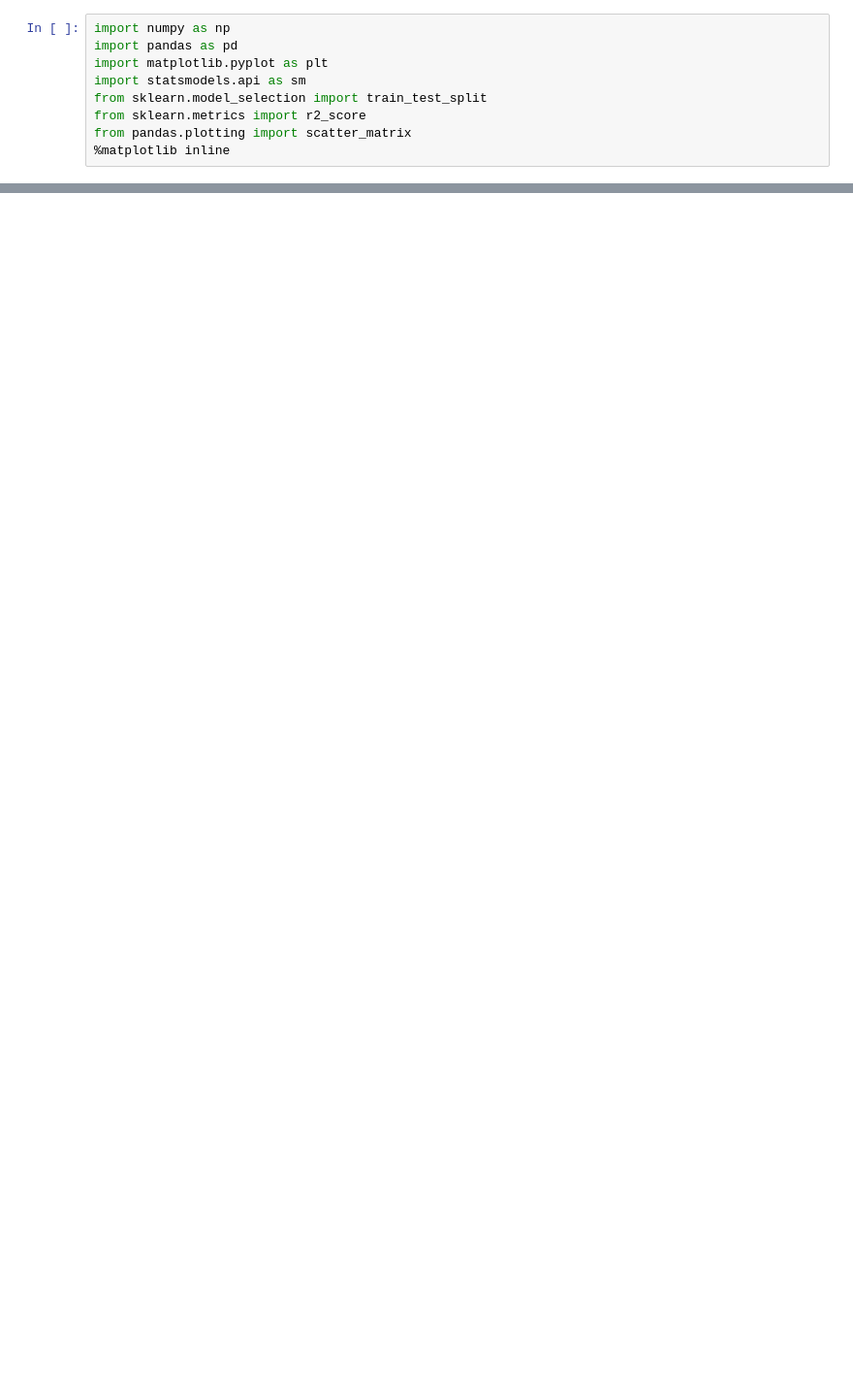
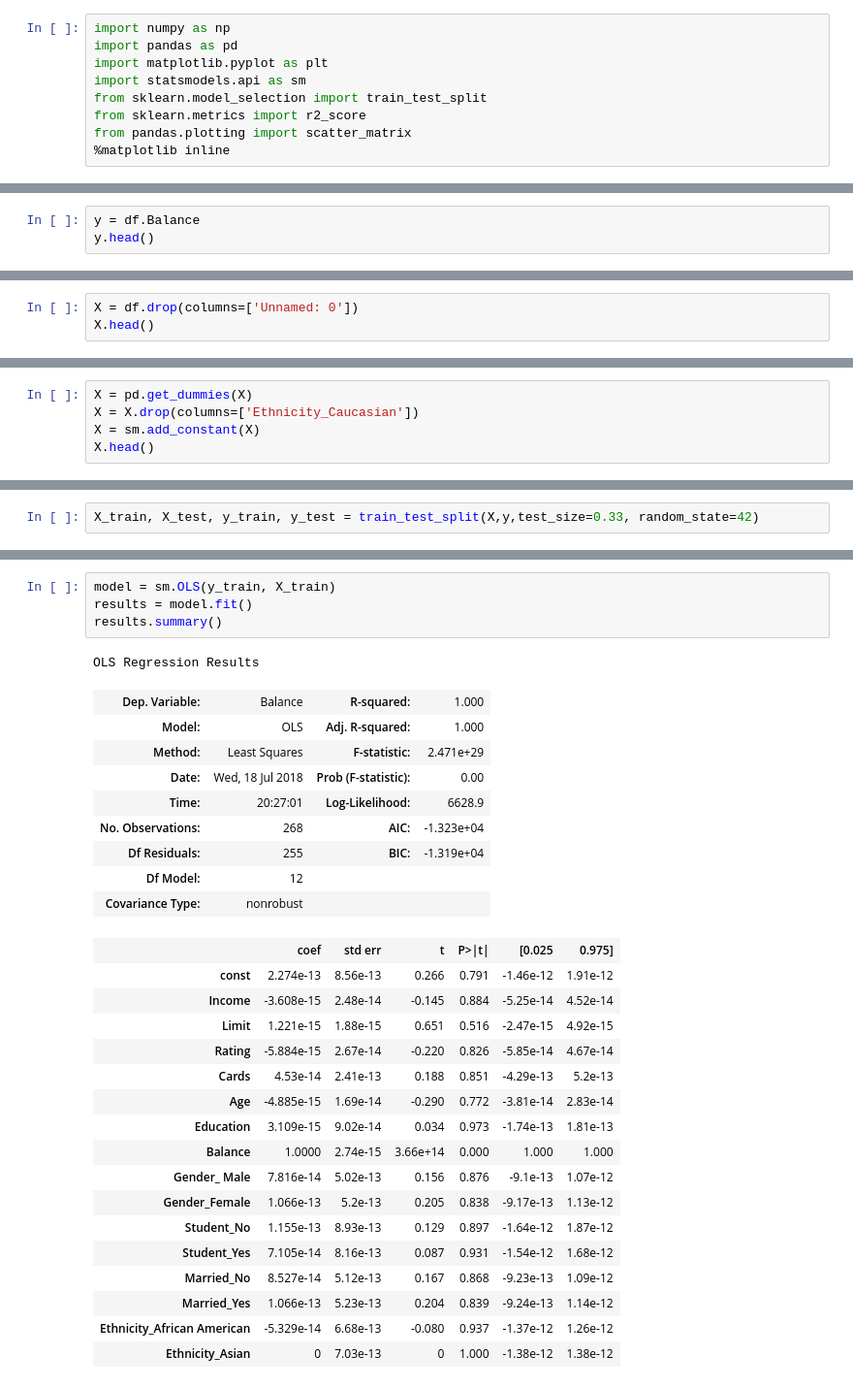
Before and after one commit to dev-branch/predict-credit-card-balance, a Jupyter notebook: balance.ipynb, the cells around one changed output, grey strips where cells are left out. Shown: that part at 97% size. Drawn from its saved outputs; the diff is of its cells as text; blank space fills up the shorter version.

```diff
--- a/balance.ipynb
+++ b/balance.ipynb
@@ -23,0 +76,3 @@ array([[1., 0., 0., 0., 0., 0., 0.],
+# %%
+y = df.Balance
+y.head()
@@ -23,0 +86,3 @@ array([[1., 0., 0., 0., 0., 0., 0.],
+# %%
+X = df.drop(columns=['Unnamed: 0'])
+X.head()
@@ -23,0 +96,5 @@ array([[1., 0., 0., 0., 0., 0., 0.],
+# %%
+X = pd.get_dummies(X)
+X = X.drop(columns=['Ethnicity_Caucasian'])
+X = sm.add_constant(X)
+X.head()
@@ -23,0 +108,2 @@ array([[1., 0., 0., 0., 0., 0., 0.],
+# %%
+X_train, X_test, y_train, y_test = train_test_split(X,y,test_size=0.33, random_state=42)
@@ -23,0 +114,32 @@ array([[1., 0., 0., 0., 0., 0., 0.],
+# %%
+model = sm.OLS(y_train, X_train)
+results = model.fit()
+results.summary()
+# %% [output]
+OLS Regression Results
+| Dep. Variable: | Balance | R-squared: | 1.000 |
+| Model: | OLS | Adj. R-squared: | 1.000 |
+| Method: | Least Squares | F-statistic: | 2.471e+29 |
+| Date: | Wed, 18 Jul 2018 | Prob (F-statistic): | 0.00 |
+| Time: | 20:27:01 | Log-Likelihood: | 6628.9 |
+| No. Observations: | 268 | AIC: | -1.323e+04 |
+| Df Residuals: | 255 | BIC: | -1.319e+04 |
+| Df Model: | 12 |  |  |
+| Covariance Type: | nonrobust |  |  |
+|  | coef | std err | t | P>|t| | [0.025 | 0.975] |
+| const | 2.274e-13 | 8.56e-13 | 0.266 | 0.791 | -1.46e-12 | 1.91e-12 |
+| Income | -3.608e-15 | 2.48e-14 | -0.145 | 0.884 | -5.25e-14 | 4.52e-14 |
+| Limit | 1.221e-15 | 1.88e-15 | 0.651 | 0.516 | -2.47e-15 | 4.92e-15 |
+| Rating | -5.884e-15 | 2.67e-14 | -0.220 | 0.826 | -5.85e-14 | 4.67e-14 |
+| Cards | 4.53e-14 | 2.41e-13 | 0.188 | 0.851 | -4.29e-13 | 5.2e-13 |
+| Age | -4.885e-15 | 1.69e-14 | -0.290 | 0.772 | -3.81e-14 | 2.83e-14 |
+| Education | 3.109e-15 | 9.02e-14 | 0.034 | 0.973 | -1.74e-13 | 1.81e-13 |
+| Balance | 1.0000 | 2.74e-15 | 3.66e+14 | 0.000 | 1.000 | 1.000 |
+| Gender_ Male | 7.816e-14 | 5.02e-13 | 0.156 | 0.876 | -9.1e-13 | 1.07e-12 |
+| Gender_Female | 1.066e-13 | 5.2e-13 | 0.205 | 0.838 | -9.17e-13 | 1.13e-12 |
+| Student_No | 1.155e-13 | 8.93e-13 | 0.129 | 0.897 | -1.64e-12 | 1.87e-12 |
+| Student_Yes | 7.105e-14 | 8.16e-13 | 0.087 | 0.931 | -1.54e-12 | 1.68e-12 |
+| Married_No | 8.527e-14 | 5.12e-13 | 0.167 | 0.868 | -9.23e-13 | 1.09e-12 |
+| Married_Yes | 1.066e-13 | 5.23e-13 | 0.204 | 0.839 | -9.24e-13 | 1.14e-12 |
+| Ethnicity_African American | -5.329e-14 | 6.68e-13 | -0.080 | 0.937 | -1.37e-12 | 1.26e-12 |
+| Ethnicity_Asian | 0 | 7.03e-13 | 0 | 1.000 | -1.38e-12 | 1.38e-12 |
```
Also changed, not shown: parts of 18 cells of this notebook, 1 other file.
